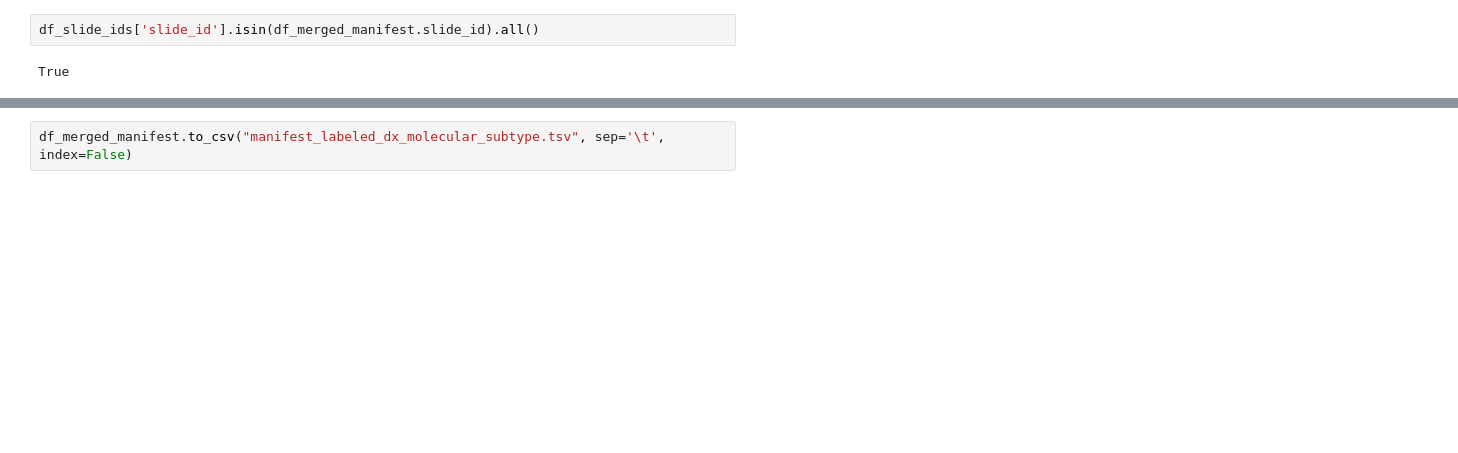
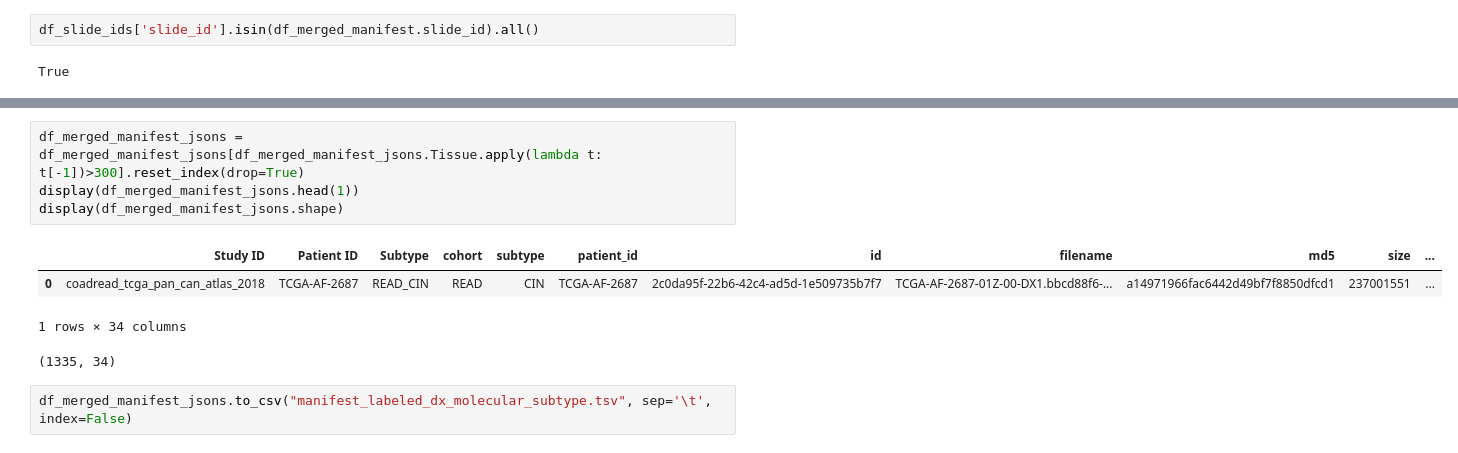
Before and after one commit to SharonPeled/microsatellite-instability-classification, a Jupyter notebook: data/subtype_classification/EDA_manifest_labeled.ipynb, the cells around one changed output, grey strips where cells are left out. Saved outputs shown, nothing was run; the diff lists cells and outputs as text; blank space fills up the shorter version.

Commit message:
cleaning label file CIN GS

```diff
--- a/data/subtype_classification/EDA_manifest_labeled.ipynb
+++ b/data/subtype_classification/EDA_manifest_labeled.ipynb
@@ -107,2 +149,11 @@ display(df_merged_manifest.shape)
+# %%
+df_merged_manifest_jsons = df_merged_manifest_jsons[df_merged_manifest_jsons.Tissue.apply(lambda t: t[-1])>300].reset_index(drop=True)
+display(df_merged_manifest_jsons.head(1))
+display(df_merged_manifest_jsons.shape)
+# %% [output]
+|  | Study ID | Patient ID | Subtype | cohort | subtype | patient_id | id | filename | md5 | size | ... |
+| 0 | coadread_tcga_pan_can_atlas_2018 | TCGA-AF-2687 | READ_CIN | READ | CIN | TCGA-AF-2687 | 2c0da95f-22b6-42c4-ad5d-1e509735b7f7 | TCGA-AF-2687-01Z-00-DX1.bbcd88f6-... | a14971966fac6442d49bf7f8850dfcd1 | 237001551 | ... |
+1 rows × 34 columns
+(1335, 34)
 # %%
-df_merged_manifest.to_csv("manifest_labeled_dx_molecular_subtype.tsv", sep='\t', index=False)
+df_merged_manifest_jsons.to_csv("manifest_labeled_dx_molecular_subtype.tsv", sep='\t', index=False)
```
Also changed, not shown: parts of 10 cells of this notebook, 1 other file.
